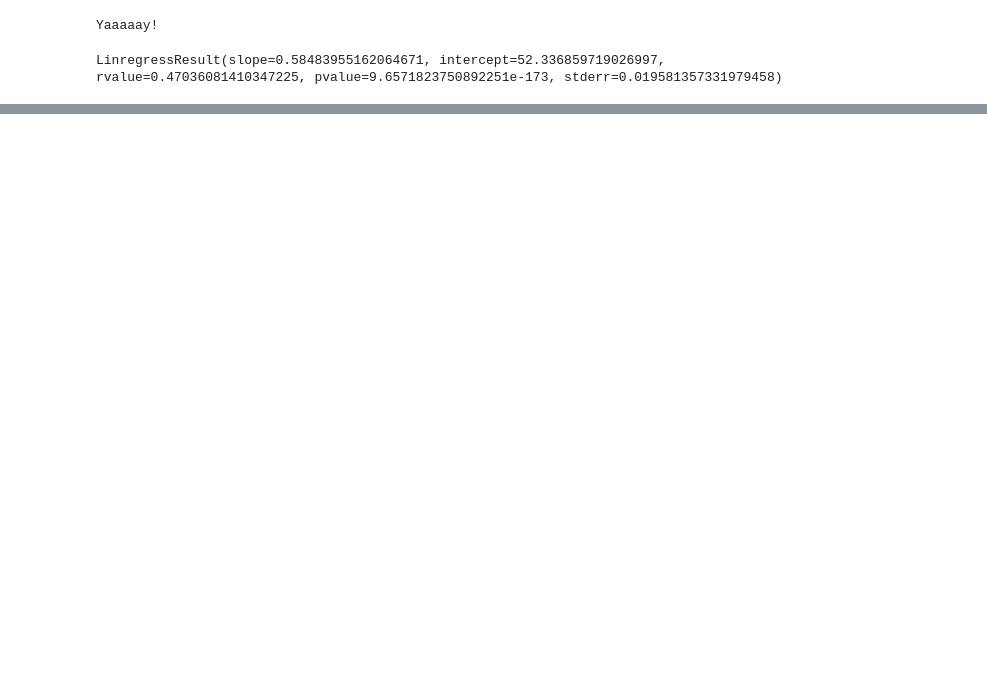
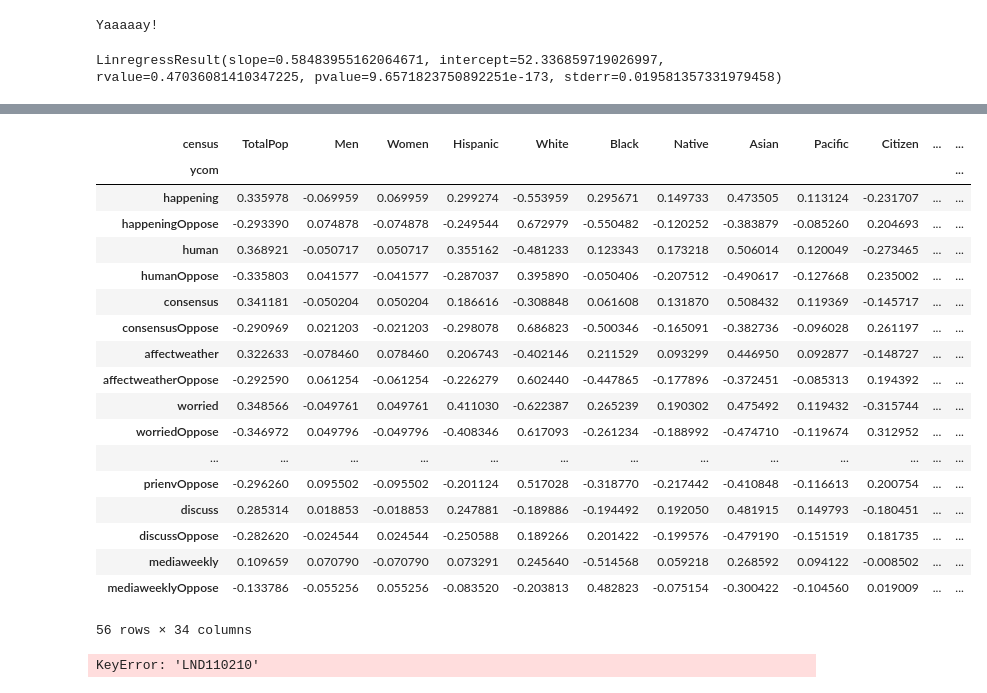
Before and after one commit to HamidPahlavan/ClimOps, a Jupyter notebook: bokeh_heatmap.ipynb, the cells around one changed output, grey strips where cells are left out. Saved outputs shown, nothing was run; the diff lists cells and outputs as text; code cells hidden in the pictures; blank space fills up the shorter version.

```diff
--- a/bokeh_heatmap.ipynb
+++ b/bokeh_heatmap.ipynb
@@ -29,6 +29,7 @@ Loading BokehJS ...
 # loading datasets
 ycom = pd.read_csv('YCOM_2018_Data.csv', encoding='latin-1')
 census = pd.read_csv('us-census-demographic-data/acs2015_county_data.csv')
+ycom_meta = pd.read_csv('YCOM_2018_Metadata.csv', encoding='latin-1')
 # %%
 # Deselct Puerto Rico from census, since Ycom data doesn't cover this state.
 census = census.iloc[:3142]
@@ -76,3 +74,17 @@ n_census = list(census)[4:]
+# %%
+#variable names and descriptions
+n_ycom = list(ycom_county)[3:-2]
+n_census = list(census)[3:]
+
+#shortened descriptions
+for x in range(3,len(ycom_meta)):
+        ycom_meta['VARIABLE DESCRIPTION'][x]=ycom_meta['VARIABLE DESCRIPTION'][x][25:].capitalize()
+
+#shortening longest descriptions
+ycom_meta['VARIABLE DESCRIPTION'][31] = ycom_meta['VARIABLE DESCRIPTION'][31][:117]+ycom_meta['VARIABLE DESCRIPTION'][23][139:]
+ycom_meta['VARIABLE DESCRIPTION'][32] = ycom_meta['VARIABLE DESCRIPTION'][32][:116]+ycom_meta['VARIABLE DESCRIPTION'][23][138:]
+
+n_ycom_meta = list(ycom_meta['VARIABLE DESCRIPTION'])[3:]
 # %%
 #Pearson's correlation coefficient,2-tailed p-value
 stats_outputs = np.zeros((len(n_ycom),len(n_census),5))
@@ -222,0 +378,22 @@ show(row(plot_heatmap,layout_rhs))
+# %%
+cors
+# %% [output]
+| census | TotalPop | Men | Women | Hispanic | White | Black | Native | Asian | Pacific | Citizen | ... | ... |
+| ycom |  |  |  |  |  |  |  |  |  |  |  | ... |
+| happening | 0.335978 | -0.069959 | 0.069959 | 0.299274 | -0.553959 | 0.295671 | 0.149733 | 0.473505 | 0.113124 | -0.231707 | ... | ... |
+| happeningOppose | -0.293390 | 0.074878 | -0.074878 | -0.249544 | 0.672979 | -0.550482 | -0.120252 | -0.383879 | -0.085260 | 0.204693 | ... | ... |
+| human | 0.368921 | -0.050717 | 0.050717 | 0.355162 | -0.481233 | 0.123343 | 0.173218 | 0.506014 | 0.120049 | -0.273465 | ... | ... |
+| humanOppose | -0.335803 | 0.041577 | -0.041577 | -0.287037 | 0.395890 | -0.050406 | -0.207512 | -0.490617 | -0.127668 | 0.235002 | ... | ... |
+| consensus | 0.341181 | -0.050204 | 0.050204 | 0.186616 | -0.308848 | 0.061608 | 0.131870 | 0.508432 | 0.119369 | -0.145717 | ... | ... |
+| consensusOppose | -0.290969 | 0.021203 | -0.021203 | -0.298078 | 0.686823 | -0.500346 | -0.165091 | -0.382736 | -0.096028 | 0.261197 | ... | ... |
+| affectweather | 0.322633 | -0.078460 | 0.078460 | 0.206743 | -0.402146 | 0.211529 | 0.093299 | 0.446950 | 0.092877 | -0.148727 | ... | ... |
+| affectweatherOppose | -0.292590 | 0.061254 | -0.061254 | -0.226279 | 0.602440 | -0.447865 | -0.177896 | -0.372451 | -0.085313 | 0.194392 | ... | ... |
+| worried | 0.348566 | -0.049761 | 0.049761 | 0.411030 | -0.622387 | 0.265239 | 0.190302 | 0.475492 | 0.119432 | -0.315744 | ... | ... |
+| worriedOppose | -0.346972 | 0.049796 | -0.049796 | -0.408346 | 0.617093 | -0.261234 | -0.188992 | -0.474710 | -0.119674 | 0.312952 | ... | ... |
+| ... | ... | ... | ... | ... | ... | ... | ... | ... | ... | ... | ... | ... |
+| prienvOppose | -0.296260 | 0.095502 | -0.095502 | -0.201124 | 0.517028 | -0.318770 | -0.217442 | -0.410848 | -0.116613 | 0.200754 | ... | ... |
+| discuss | 0.285314 | 0.018853 | -0.018853 | 0.247881 | -0.189886 | -0.194492 | 0.192050 | 0.481915 | 0.149793 | -0.180451 | ... | ... |
+| discussOppose | -0.282620 | -0.024544 | 0.024544 | -0.250588 | 0.189266 | 0.201422 | -0.199576 | -0.479190 | -0.151519 | 0.181735 | ... | ... |
+| mediaweekly | 0.109659 | 0.070790 | -0.070790 | 0.073291 | 0.245640 | -0.514568 | 0.059218 | 0.268592 | 0.094122 | -0.008502 | ... | ... |
+| mediaweeklyOppose | -0.133786 | -0.055256 | 0.055256 | -0.083520 | -0.203813 | 0.482823 | -0.075154 | -0.300422 | -0.104560 | 0.019009 | ... | ... |
+56 rows × 34 columns
@@ -222,0 +402,4 @@ show(row(plot_heatmap,layout_rhs))
+# %%
+census_tract['LND110210']
+# %% [output]
+KeyError: 'LND110210'
```
Also changed, not shown: parts of 10 cells of this notebook, 1 other file.
